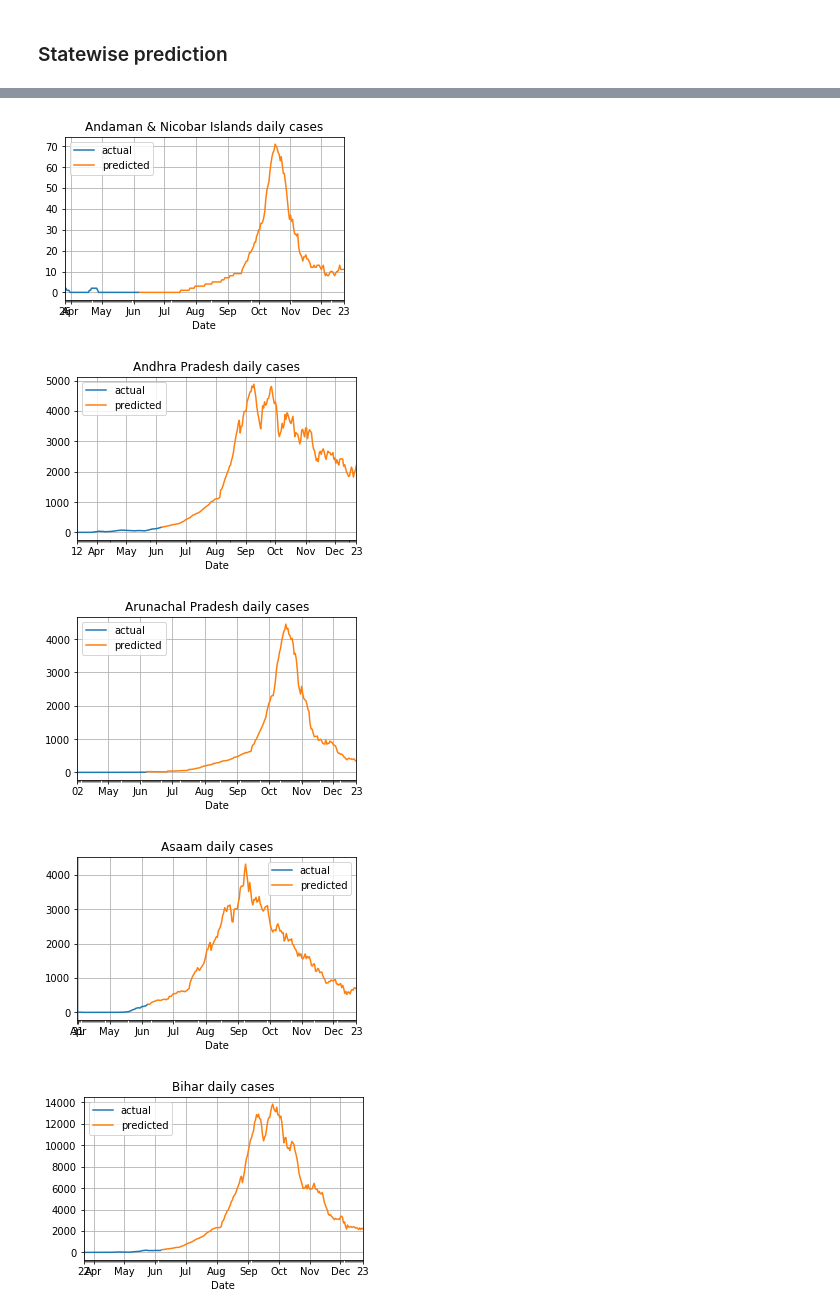
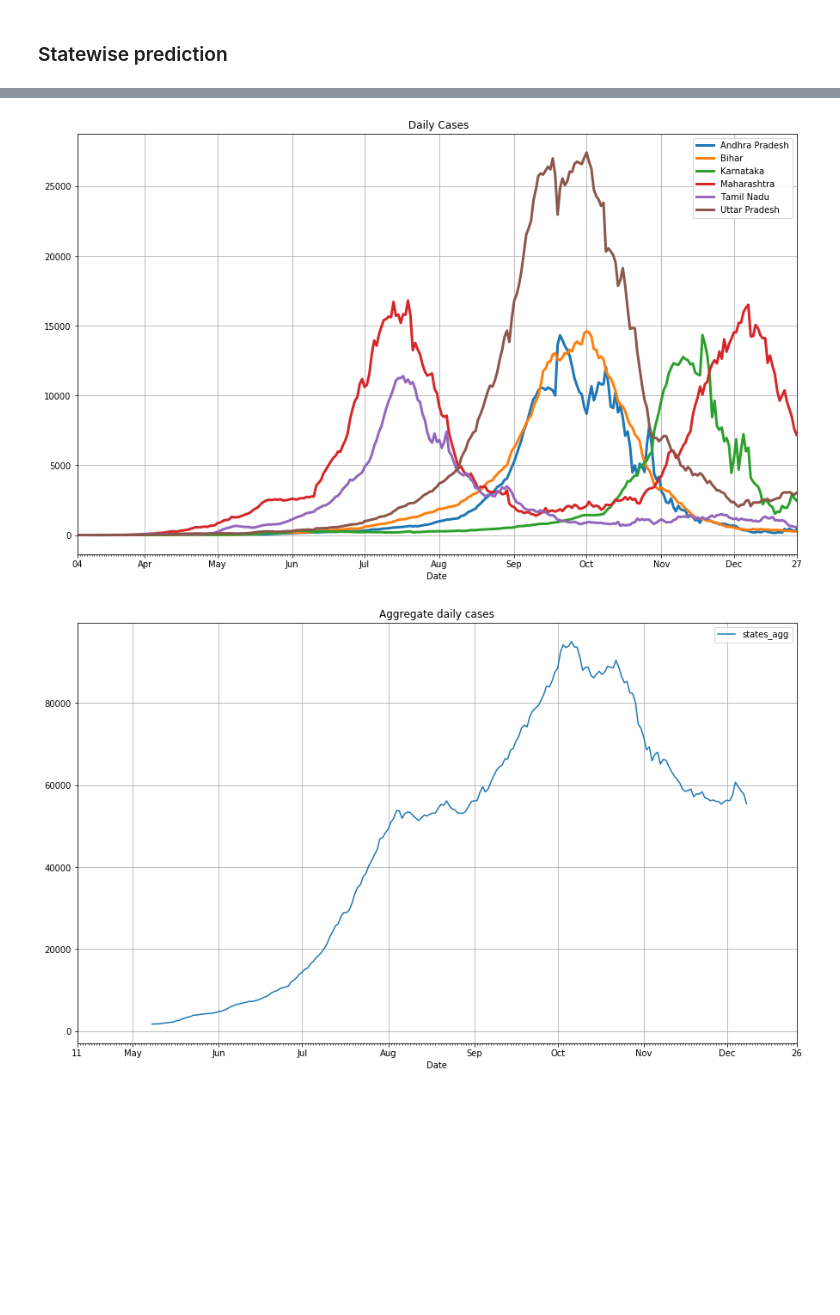
Before and after one commit to VICS-CORE/stats, a Jupyter notebook: 11_YudistirNet.ipynb, the cells around one changed output, grey strips where cells are left out. Cells and saved outputs as stored; diff of their text form; code cells hidden in the pictures; blank space fills up the shorter version.

```diff
--- a/11_YudistirNet.ipynb
+++ b/11_YudistirNet.ipynb
@@ -142,7 +146,7 @@ def gen_dataset():
     pop_countries = ['China', 'United States', 'Indonesia', 'Pakistan', 'Brazil', 'Bangladesh', 'Russia', 'Mexico']
 
     c = 0
-    for country in pop_countries:
+    for country in countries:
         if country in ['World', 'International', 'India']: # Countries to be skipped
             continue
         country_df = df.loc[df.location == country]
@@ -335,19 +346,24 @@ cmp_df = pd.DataFrame({
 # plot primary lines
 start_date = df.loc[(df.location==c) & (df.total_cases>=100)]['date'].iloc[0]
 end_date = start_date + dt.timedelta(days=cmp_df.index[-1])
+cmp_df['Date'] = pd.Series([start_date + dt.timedelta(days=i) for i in range(len(cmp_df))])
 ax = cmp_df.plot(
+    x='Date',
     figsize=(20,8),
     lw=3,
-    title=c + ': ' + start_date.strftime("%d-%b") + ' to ' + end_date.strftime("%d-%b")
+    title=c + ': Daily predictions'
 )
-mn_l = MultipleLocator(base=1)
+mn_l = DayLocator()
 ax.xaxis.set_minor_locator(mn_l)
+mj_l = AutoDateLocator()
+mj_f = ConciseDateFormatter(mj_l, show_offset=False)
+ax.xaxis.set_major_formatter(mj_f)
 
 # plot noodles
 i=IP_SEQ_LEN
 for pred in all_preds:
     cmp_df['predicted_cases'] = np.NaN
     cmp_df.loc[i:i+OP_SEQ_LEN-1, 'predicted_cases'] = pred
-    cmp_df.plot(y='predicted_cases', ax=ax, legend=False)
+    cmp_df.plot(x='Date', y='predicted_cases', ax=ax, legend=False)
     i+=1
 # %% [output]
@@ -471,7 +530,8 @@ STT_INFO = {
 # %%
-n_days = 200
-states_total = np.zeros(n_days + 60)
-
+n_days = 200 # number of days for prediction
+agg_days = n_days + 60 # number of days for plotting agg curve i.e. prediction + actual data
+states_agg = np.zeros(agg_days)
+ax = None
 for state in STT_INFO:
     pop_fct = STT_INFO[state]["popn"] / 1000
 
@@ -493,57 +553,59 @@ for state in STT_INFO:
         in_data = np.append(in_data[-IP_SEQ_LEN+OP_SEQ_LEN:], pred.cpu().numpy())
         out_data = np.append(out_data, pred.cpu().numpy())
 
+    sn = STT_INFO[state]['name']
     orig_df = pd.DataFrame({
         'actual': np.array(test_data * pop_fct, dtype=np.int)
     })
     fut_df = pd.DataFrame({
         'predicted': np.array(out_data * pop_fct, dtype=np.int)
     })
     # print(fut_df.to_csv(sep='|'))
     orig_df = orig_df.append(fut_df, ignore_index=True, sort=False)
-    orig_df['total'] = (orig_df['actual'].fillna(0) + orig_df['predicted'].fillna(0)).cumsum()
+    orig_df[sn] = orig_df['actual'].fillna(0) + orig_df['predicted'].fillna(0)
+    orig_df['total'] = orig_df[sn].cumsum()
 
-    states_total += (orig_df['actual'].fillna(0) + orig_df['predicted'].fillna(0))[-n_days-60:]
+    states_agg += orig_df[sn][-agg_days:]
 
     # plot state chart
-    start_date = state_df.loc[(state_df.state==state)]['date'].iloc[0]
+    start_date = state_df['date'].iloc[0]
     orig_df['Date'] = pd.Series([start_date + dt.timedelta(days=i) for i in range(len(orig_df))])
+    if orig_df[sn].max() < 10000: # or orig_df[sn].max() < 2000:
+        continue
     ax = orig_df.plot(
         x='Date',
-        y=['actual', 'predicted'],
-        title=STT_INFO[state]['name'] + ' daily cases',
-        figsize=(5,3),
-        grid=True
+        y=[sn],
+        title=' Daily Cases',
+        figsize=(15,9),
+        grid=True,
+        ax=ax,
+        lw=3
     )
     mn_l = DayLocator()
     ax.xaxis.set_minor_locator(mn_l)
     mj_l = AutoDateLocator()
     mj_f = ConciseDateFormatter(mj_l, show_offset=False)
     ax.xaxis.set_major_formatter(mj_f)
 
-# plot cumulative chart
+# plot aggregate chart
 cum_df = pd.DataFrame({
-    'states_total': states_total
+    'states_agg': states_agg
 })
-last_date = orig_df['Date'].iloc[-1]
-start_date = last_date - dt.timedelta(days=n_days+60)
-cum_df['Date'] = pd.Series([start_date + dt.timedelta(days=i) for i in range(len(cum_df))])
-
+last_date = orig_df['Date'].iloc[-1].to_pydatetime()
+start_date = last_date - dt.timedelta(days=agg_days)
+cum_df['Date'] = pd.to_datetime([(start_date + dt.timedelta(days=i)).strftime("%Y-%m-%d") for i in range(len(cum_df))])
 ax = cum_df.plot(
     x='Date',
-    y=['states_total'],
-    title='Cumulative daily cases',
-    figsize=(10,6),
+    y=['states_agg'],
+    title='Aggregate daily cases',
+    figsize=(15,9),
     grid=True
 )
 mn_l = DayLocator()
 ax.xaxis.set_minor_locator(mn_l)
 mj_l = AutoDateLocator()
 mj_f = ConciseDateFormatter(mj_l, show_offset=False)
 ax.xaxis.set_major_formatter(mj_f)
 # %% [output]
-[figure, old version]
+[figure, new version]
-[figure, old version]
+[figure, new version]
-[figure, removed]
-[figure, removed]
-[figure, removed]
```
Also changed, not shown: parts of 8 cells of this notebook.
